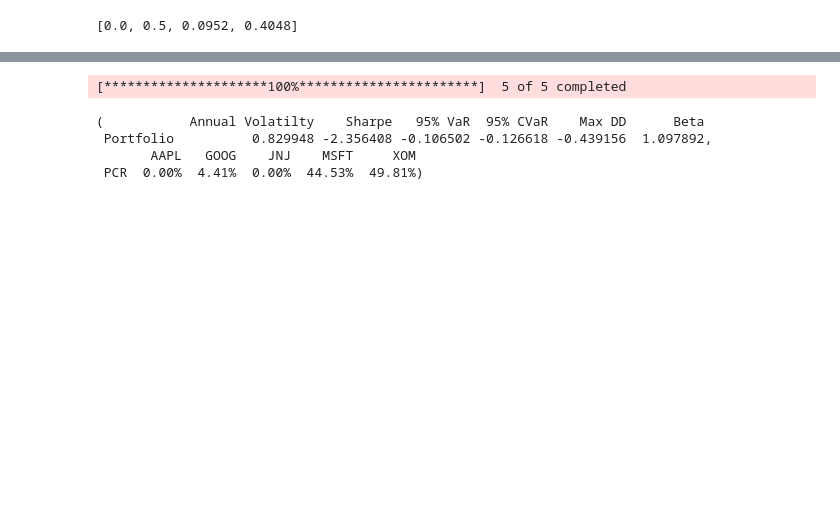
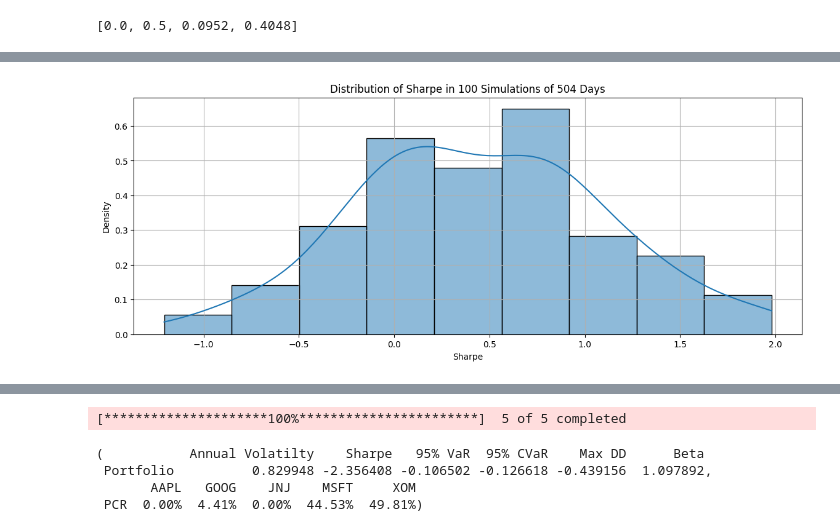
Before and after one commit to csciulla/portfolio-risk-simulator, a Jupyter notebook: notebooks/stresstest_ntbk.ipynb, the cells around one changed output, grey strips where cells are left out. Saved outputs shown, nothing was run; the diff lists cells and outputs as text; code cells hidden in the pictures; blank space fills up the shorter version.

```diff
--- a/notebooks/stresstest_ntbk.ipynb
+++ b/notebooks/stresstest_ntbk.ipynb
@@ -326,3 +386,12 @@ calculate_metrics([0.353, 0.0, 0.4469, 0.2001], rand)
+# %%
+df = test.get_data('5y')
+weights = test.get_weights('opt')
+mc = monte_carlo(504,100, weights, df, 'High', 'Tail Risk')
+S = SimulationAnalyzer(mc)
+S.all_metrics(weights)
+S.visualize_metrics('Sharpe')
+# %% [output]
+[figure, added]
 # %%
 #test the simulated max and min sharpe metrics
 df = test.get_data('10y')
```
Also changed, not shown: parts of 7 cells of this notebook.
